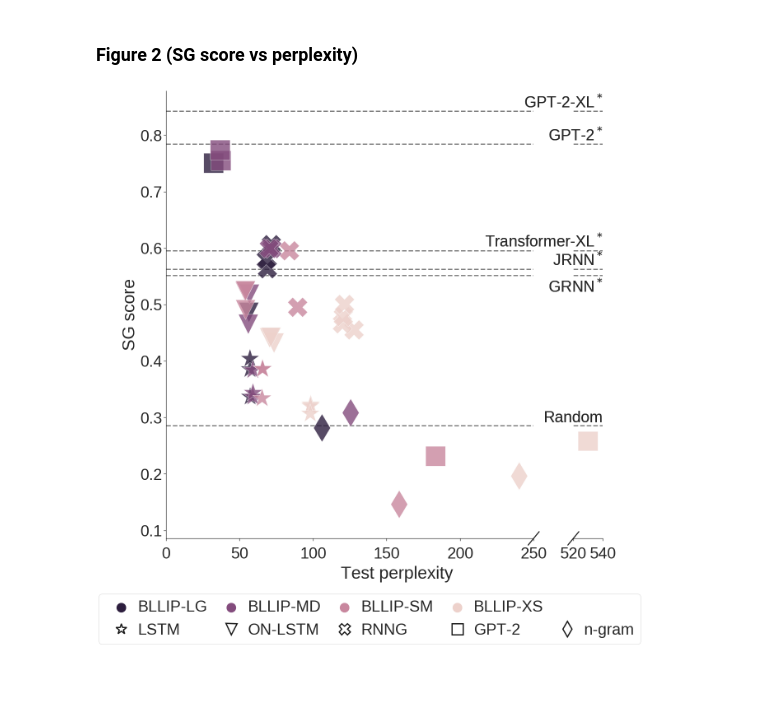
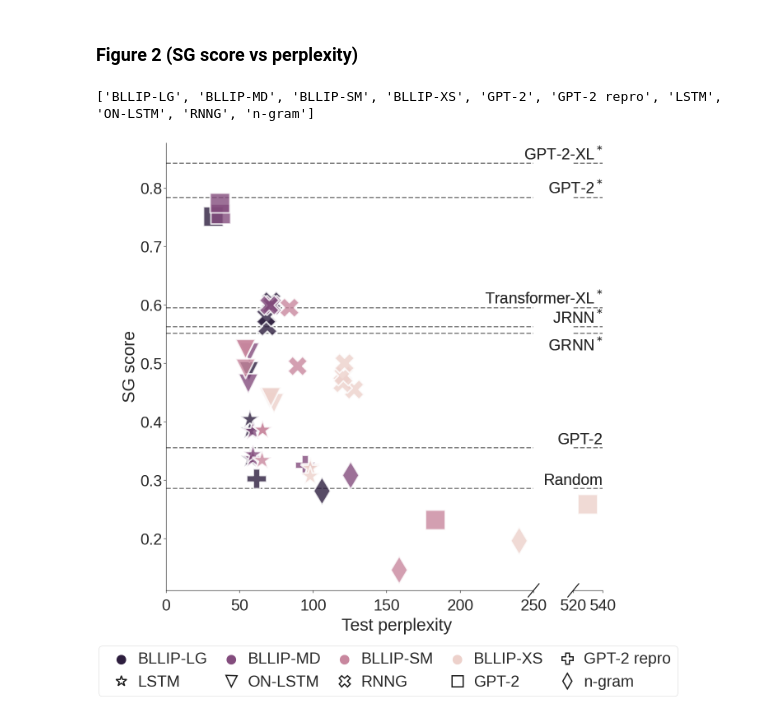
Before and after one commit to cpllab/syntactic-generalization, a Jupyter notebook: notebooks/main.ipynb, the cells around one changed output. Saved outputs shown, nothing was run; the diff lists cells and outputs as text; code cells hidden in the pictures; blank space fills up the shorter version.

Commit message:
update with gpt-2 repro runs

```diff
--- a/notebooks/main.ipynb
+++ b/notebooks/main.ipynb
@@ -71,7 +72,7 @@ ngram_models = ["1gram", "ngram", "ngram-single"]
 baseline_models = ["random"]
 
 # Models for which we designed a controlled training regime
-controlled_models = ["ngram", "ordered-neurons", "vanilla", "rnng", "gpt-2"]
+controlled_models = ["ngram", "ordered-neurons", "vanilla", "rnng", "gpt-2-repro"]
 controlled_nonbpe_models = ["ngram", "ordered-neurons", "vanilla", "rnng"]
 # %% [markdown]
 ### Load
@@ -97,6 +98,15 @@ if tags_missing_circuit:
     print("Tags missing circuit: ", ", ".join(tags_missing_circuit))
 # %% [output]
 Tags missing circuit:  nn
+# %%
+# DEV: Differentiate GPT-2 runs which are not from the reproduction run.
+results_df.loc[(results_df.model_name == "gpt-2") & (results_df.seed > 1590000000), "model_name"] = "gpt-2-repro"
+
+ppl_model_index, ppl_corpus_index, ppl_seed_index = [np.array(x) for x in zip(*perplexity_df.index)]
+ppl_mask = (ppl_model_index == 'gpt-2') & (ppl_seed_index > 1590000000)
+ppl_model_index[ppl_mask] = 'gpt-2-repro'
+perplexity_df = perplexity_df.set_index([ppl_model_index, ppl_corpus_index, ppl_seed_index])
+perplexity_df.index.set_names(["model_name", "corpus", "seed"], inplace=True)
 # %%
 # Exclude test suites
 exclude_filter = results_df.suite.str.contains(exclude_suite_re)
@@ -315,6 +325,7 @@ MODEL_COLORS = {
     "ON-LSTM": p[2],
     "RNNG": p[3],
     "n-gram": p[4],
+    "GPT-2 repro": p[5],
     "Random": "darkgrey",
 
     format_pretrained("GPT-2"): "mediumturquoise",
@@ -337,7 +348,7 @@ PERPLEXITY_LABEL = "Test perplexity"
 # Establish consistent orderings of model names, corpus names, circuit names
 # for figure ordering / coloring. (NB these refer to prettified names)
 model_order = sorted(set(results_df.pretty_model_name))
-controlled_model_order = ["LSTM", "ON-LSTM", "RNNG", "GPT-2", "n-gram"] #sorted(set(results_df[results_df.model_name.isin(controlled_models)].pretty_model_name))
+controlled_model_order = ["LSTM", "ON-LSTM", "RNNG", "GPT-2 repro", "n-gram"] #sorted(set(results_df[results_df.model_name.isin(controlled_models)].pretty_model_name))
 corpus_order = ["BLLIP-LG", "BLLIP-MD", "BLLIP-SM", "BLLIP-XS",
                 "BLLIP-LG-BPE", "BLLIP-LG-GPTBPE",
                 "BLLIP-MD-GPTBPE", "BLLIP-SM-GPTBPE", "BLLIP-XS-GPTBPE"]
@@ -493,6 +517,7 @@ palette = sns.cubehelix_palette(4, reverse=True)
 
 markers = {
     "GPT-2": "s",
+    "GPT-2 repro": "P",
     "RNNG" : "X",
     "ON-LSTM" : "v",
     "LSTM" : "*",
@@ -519,6 +544,8 @@ for ax in [ax1,ax2]:
         else:
             y_offset = 0.006
         ax2.text(540, y + y_offset, model_name, fontdict={"size": 38}, ha='right')
+
+no_ppl_data = no_ppl_data[no_ppl_data.model_name != 'gpt-2']
 
 plt.subplots_adjust(wspace=0.2)
 ax1.get_legend().remove()
@@ -548,32 +575,34 @@ legend_title_map = {"pretty_model_name": "Model",
 # Re-map some labels.
 # labels = [legend_title_map.get(l, l) for l in labels]
 drop_indices = [i for i,l in enumerate(labels) if l in legend_title_map.keys() or l in no_ppl_data.pretty_model_name.values]
 handles = [h for i,h in enumerate(handles) if i not in drop_indices]
 labels = [l for i,l in enumerate(labels) if i not in drop_indices]
 labels = [l if l not in joined_data.corpus_size.unique() else "BLLIP-%s" % l.upper() for l in labels]
+print(labels)
 
 # Add empty handle for legend spacing.
 handles.insert(4, mpatches.Patch(facecolor="white"))
 labels.insert(4, "")
 
 # Re-order labels.
-new_order = ["BLLIP-LG", "LSTM", "BLLIP-MD", "ON-LSTM", "BLLIP-SM", "RNNG", "BLLIP-XS", "GPT-2", "", "n-gram"]
+new_order = ["BLLIP-LG", "LSTM", "BLLIP-MD", "ON-LSTM", "BLLIP-SM", "RNNG", "BLLIP-XS", "GPT-2", "GPT-2 repro", "n-gram"]
 inds = [labels.index(l) for l in new_order]
 handles = [handles[i] for i in inds]
 labels = [labels[i] for i in inds]
 
 # Set model style markers in legend to outlines only.
 for i, (l, h) in enumerate(zip(labels, handles)):
     if l != "":
         h.set_sizes([500.0])
         if l in joined_data.pretty_model_name.unique():
              handles[i] = Line2D([0], [0], marker=markers[l], color='k', mew=3, lw=0,
                           markerfacecolor='w', markersize=27)
 
 plt.legend(handles, labels, bbox_to_anchor=(-16.4,-0.18), ncol=5, loc="center left", columnspacing=0.5, handletextpad=0.05)
 
 if RENDER_FINAL:
     # Can't use render_final function because of some spine issues.
     plt.savefig(figure_path / "perplexity.pdf", bbox_inches="tight")
 # %% [output]
+['BLLIP-LG', 'BLLIP-MD', 'BLLIP-SM', 'BLLIP-XS', 'GPT-2', 'GPT-2 repro', 'LSTM', 'ON-LSTM', 'RNNG', 'n-gram']
-[figure, old version]
+[figure, new version]
```
Also changed, not shown: parts of 11 cells of this notebook, 3 other files.
